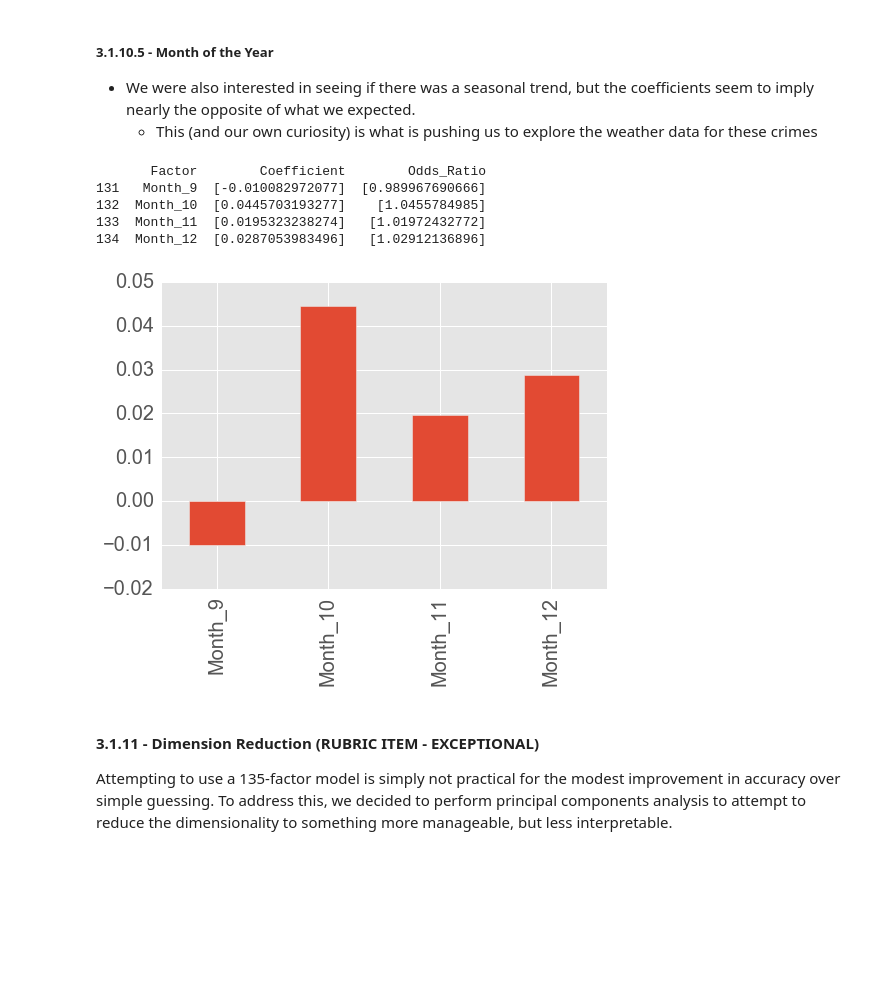
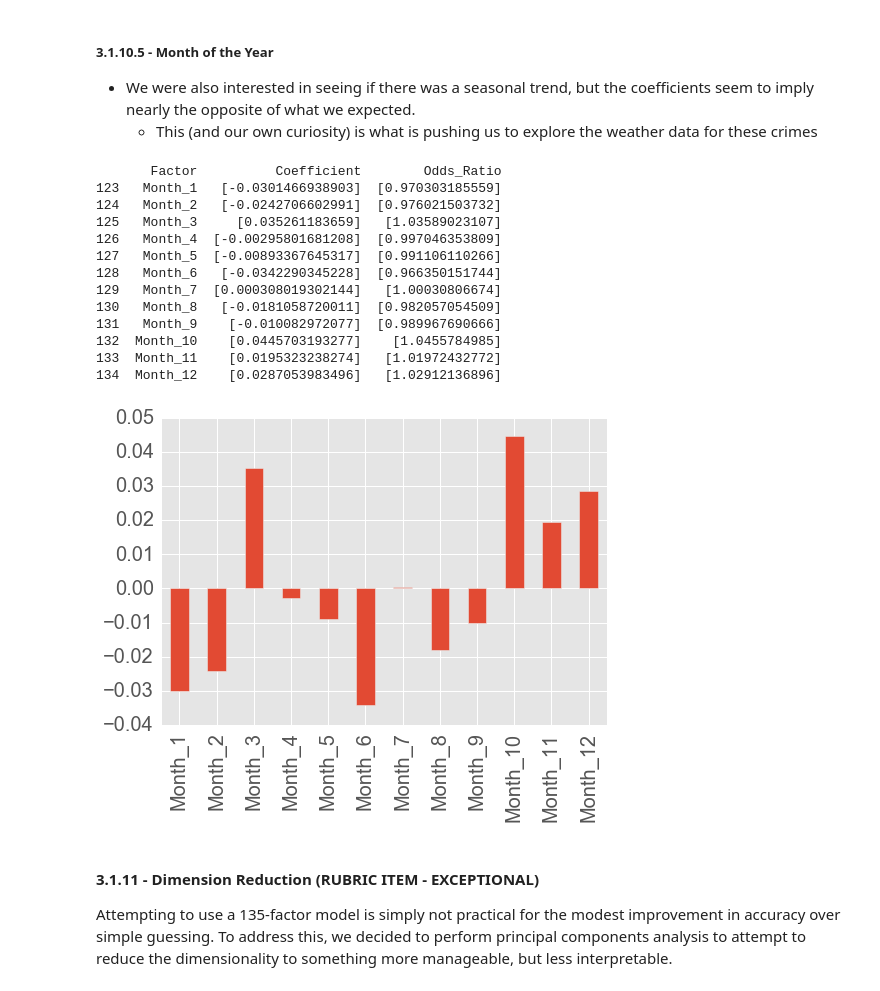
Before and after one commit to elkinst65/MSDS7331_MiniLab_DC, a Jupyter notebook: MSDS7331 DC Crime 2015 MiniLabMaster.ipynb, the cells around one changed output. Saved outputs shown, nothing was run; the diff lists cells and outputs as text; code cells hidden in the pictures; blank space fills up the shorter version.

```diff
--- a/MSDS7331 DC Crime 2015 MiniLabMaster.ipynb
+++ b/MSDS7331 DC Crime 2015 MiniLabMaster.ipynb
@@ -578,16 +484,24 @@ plt.show()
 * We were also interested in seeing if there was a seasonal trend, but the coefficients seem to imply nearly the opposite of what we expected.
   * This (and our own curiosity) is what is pushing us to explore the weather data for these crimes
 # %%
-print coefs[131:]
-weights[131:].plot(kind='bar')
+print coefs[123:]
+weights[123:].plot(kind='bar')
 plt.show()
 # %% [output]
-       Factor        Coefficient        Odds_Ratio
-131   Month_9  [-0.010082972077]  [0.989967690666]
-132  Month_10  [0.0445703193277]    [1.0455784985]
-133  Month_11  [0.0195323238274]   [1.01972432772]
-134  Month_12  [0.0287053983496]   [1.02912136896]
+       Factor          Coefficient        Odds_Ratio
+123   Month_1   [-0.0301466938903]  [0.970303185559]
+124   Month_2   [-0.0242706602991]  [0.976021503732]
+125   Month_3     [0.035261183659]   [1.03589023107]
+126   Month_4  [-0.00295801681208]  [0.997046353809]
+127   Month_5  [-0.00893367645317]  [0.991106110266]
+128   Month_6   [-0.0342290345228]  [0.966350151744]
+129   Month_7  [0.000308019302144]   [1.00030806674]
+130   Month_8   [-0.0181058720011]  [0.982057054509]
+131   Month_9    [-0.010082972077]  [0.989967690666]
+132  Month_10    [0.0445703193277]    [1.0455784985]
+133  Month_11    [0.0195323238274]   [1.01972432772]
+134  Month_12    [0.0287053983496]   [1.02912136896]
-[figure, old version]
+[figure, new version]
 # %% [markdown]
 #### 3.1.11 - Dimension Reduction (RUBRIC ITEM - EXCEPTIONAL)
 
```
Also changed, not shown: parts of 45 cells of this notebook.
